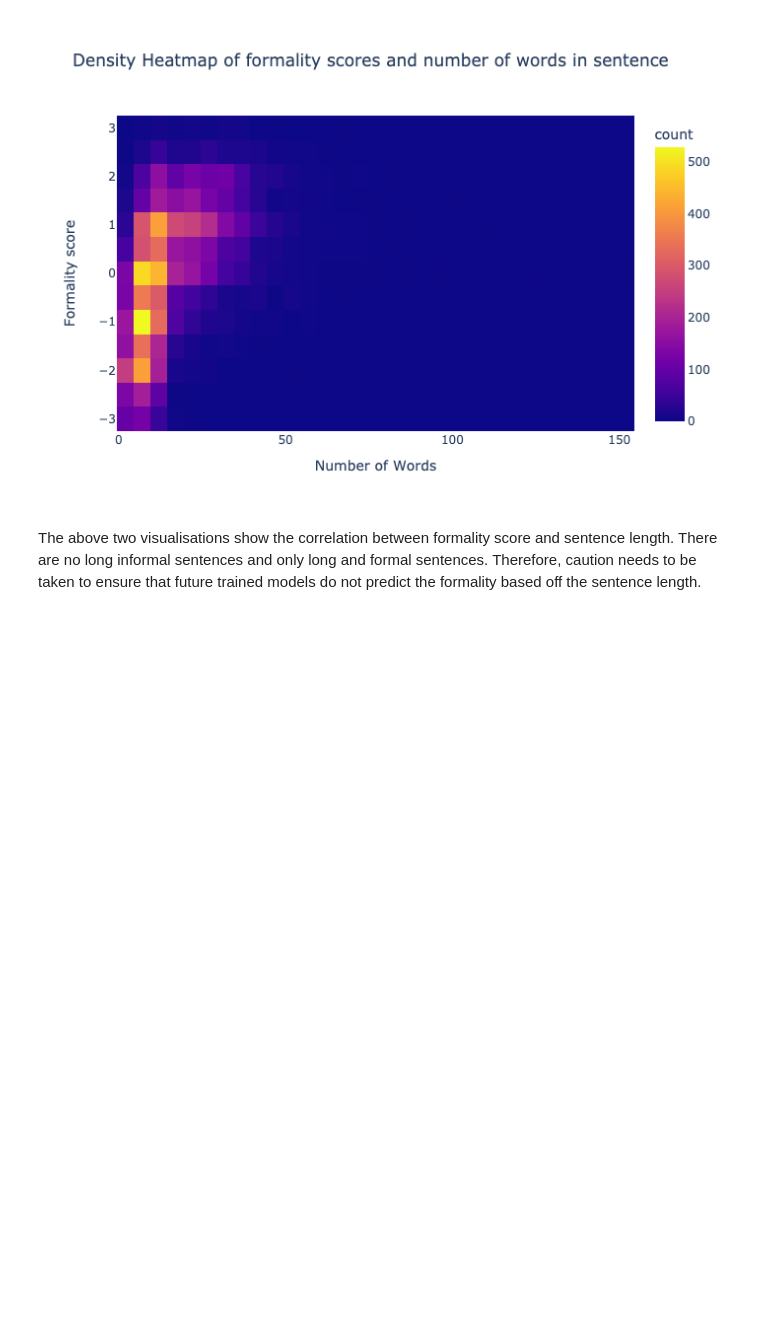
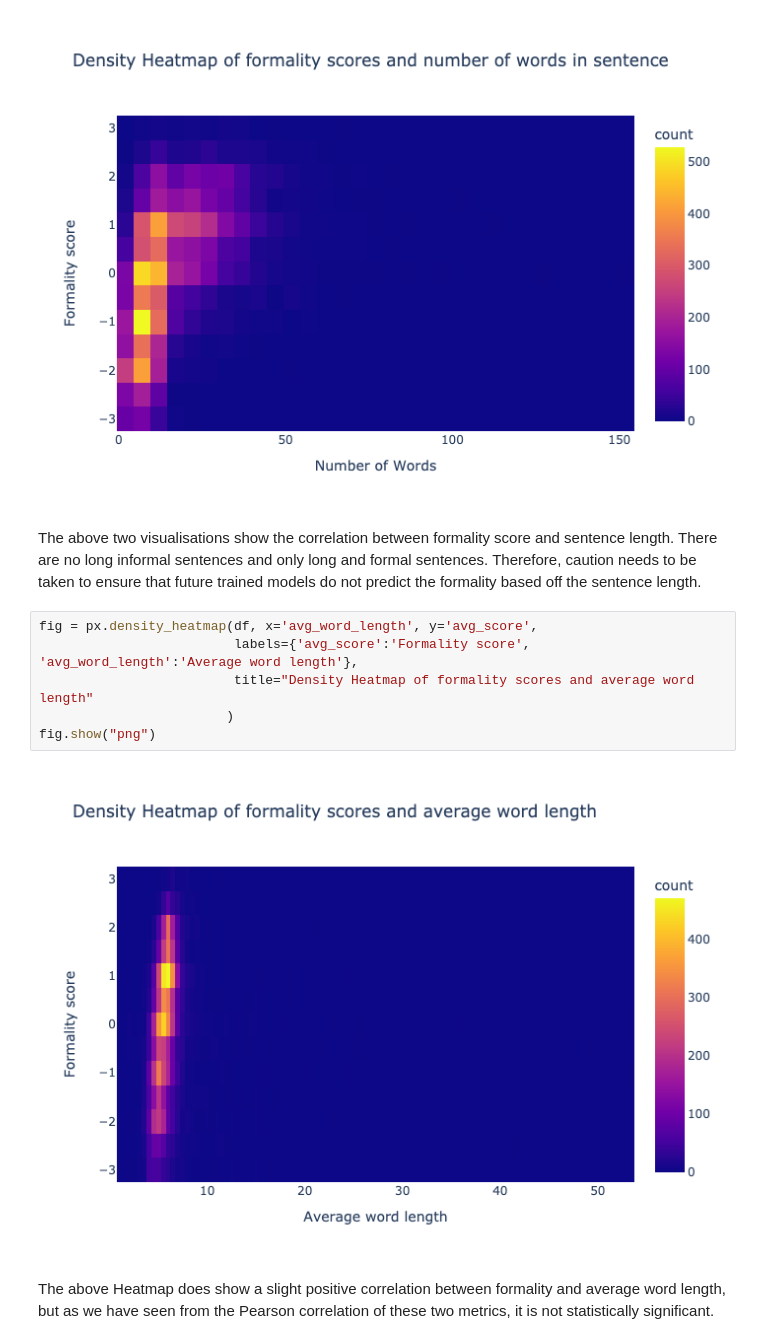
Before and after one commit to GroupAKainos/GroupA_ML, a Jupyter notebook: 002-EDA-notebook.ipynb, the cells around one changed output. Saved outputs shown, nothing was run; the diff lists cells and outputs as text; blank space fills up the shorter version.

```diff
--- a/002-EDA-notebook.ipynb
+++ b/002-EDA-notebook.ipynb
@@ -229,3 +233,13 @@ fig.show("png")
 [figure]
 # %% [markdown]
 The above two visualisations show the correlation between formality score and sentence length. There are no long informal sentences and only long and formal sentences. Therefore, caution needs to be taken to ensure that future trained models do not predict the formality based off the sentence length.
+# %%
+fig = px.density_heatmap(df, x='avg_word_length', y='avg_score',
+                         labels={'avg_score':'Formality score', 'avg_word_length':'Average word length'},
+                         title="Density Heatmap of formality scores and average word length"
+                        )
+fig.show("png")
+# %% [output]
+[figure, added]
+# %% [markdown]
+The above Heatmap does show a slight positive correlation between formality and average word length, but as we have seen from the Pearson correlation of these two metrics, it is not statistically significant.
```
Also changed, not shown: parts of 5 cells of this notebook.
